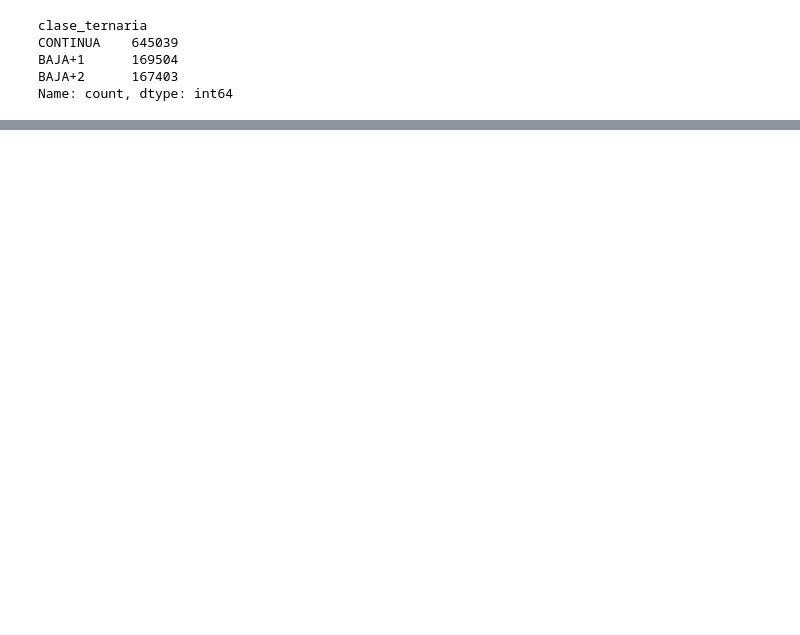
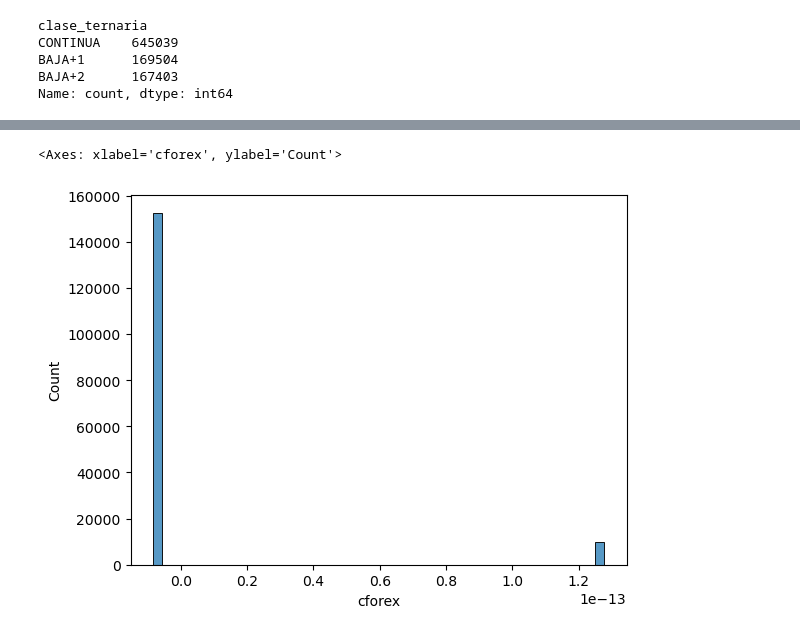
Before and after one commit to N-Alba-DS/dmeyf2024, a Jupyter notebook: Modelos/experimento.ipynb, the cells around one changed output, grey strips where cells are left out. Cells and saved outputs as stored; diff of their text form; code cells hidden in the pictures; blank space fills up the shorter version.

Commit message:
yeo-johnson transformation

```diff
--- a/Modelos/experimento.ipynb
+++ b/Modelos/experimento.ipynb
@@ -634,0 +360,25 @@ entrega = df_resultado.to_csv(r"C:\Users\Admin\Desktop\replicabilidad_competenci
+# %%
+stat_shapiro=[]
+p_value_shapiro=[]
+normalidad=[]
+
+for variable in lista:
+    shapiro_normal = False
+    stat, p = shapiro(X_train[variable])
+    if p < 0.05 and stat < 0.70:
+
+        shapiro_normal = False
+        normalidad.append(shapiro_normal)
+        stat_shapiro.append(stat)
+        p_value_shapiro.append(p)
+        print(f'Variable {variable} se rechaza la hipótesis nula: distribución no normal.')
+    else:
+        shapiro_normal = True
+        stat_shapiro.append(stat)
+        p_value_shapiro.append(p)
+        normalidad.append(shapiro_normal)
+        print('No se rechaza la hipótesis nula: distribución normal.')
+
+df_trazas_shap['shapiro_normal'] = normalidad
+df_trazas_shap['stat_shapiro'] = stat_shapiro
+df_trazas_shap['p_value_shapiro'] = p_value_shapiro
@@ -634,0 +438,6 @@ entrega = df_resultado.to_csv(r"C:\Users\Admin\Desktop\replicabilidad_competenci
+# %%
+variables_no_normales = []
+for idx, variable in df_trazas_shap.iterrows():
+    if variable['shapiro_normal'] == False and variable['skew'] != 0:
+        variable_anormal = variable['variables']
+        variables_no_normales.append(variable_anormal)
@@ -634,0 +469,16 @@ entrega = df_resultado.to_csv(r"C:\Users\Admin\Desktop\replicabilidad_competenci
+# %%
+from sklearn.preprocessing import PowerTransformer
+
+from sklearn.preprocessing import PowerTransformer
+
+for variable in variables_no_normales:
+
+    pt = PowerTransformer(method='yeo-johnson')
+    X_train[variable] = pt.fit_transform(X_train[[variable]]+1)
+
+    X_test[variable] = pt.transform(X_test[[variable]]+1)
+# %%
+sns.histplot(X_train['cforex'], bins=50)
+# %% [output]
+<Axes: xlabel='cforex', ylabel='Count'>
+[figure, added]
```
Also changed, not shown: parts of 87 cells of this notebook.
